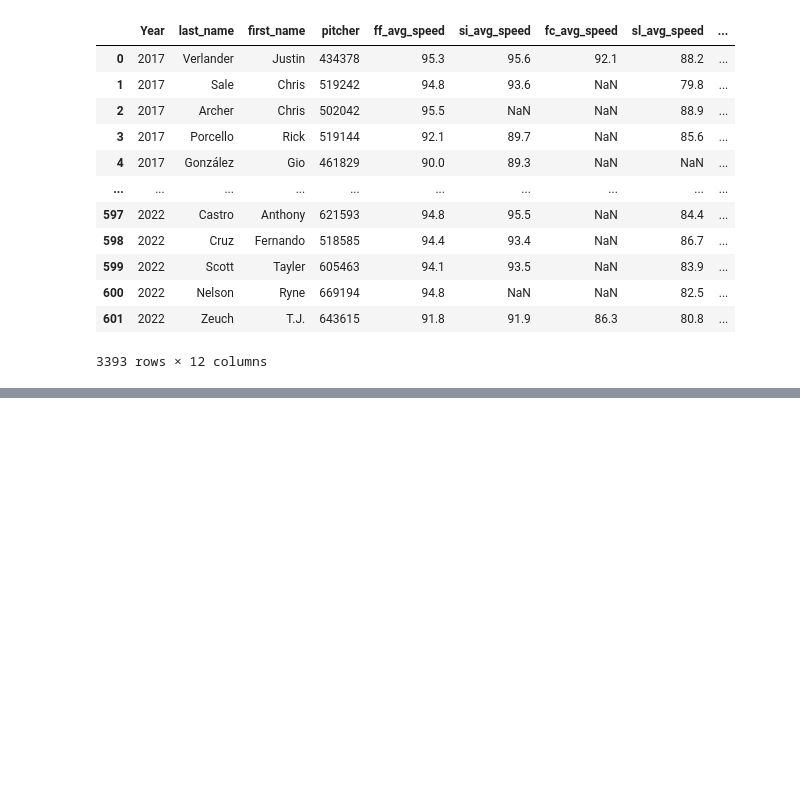
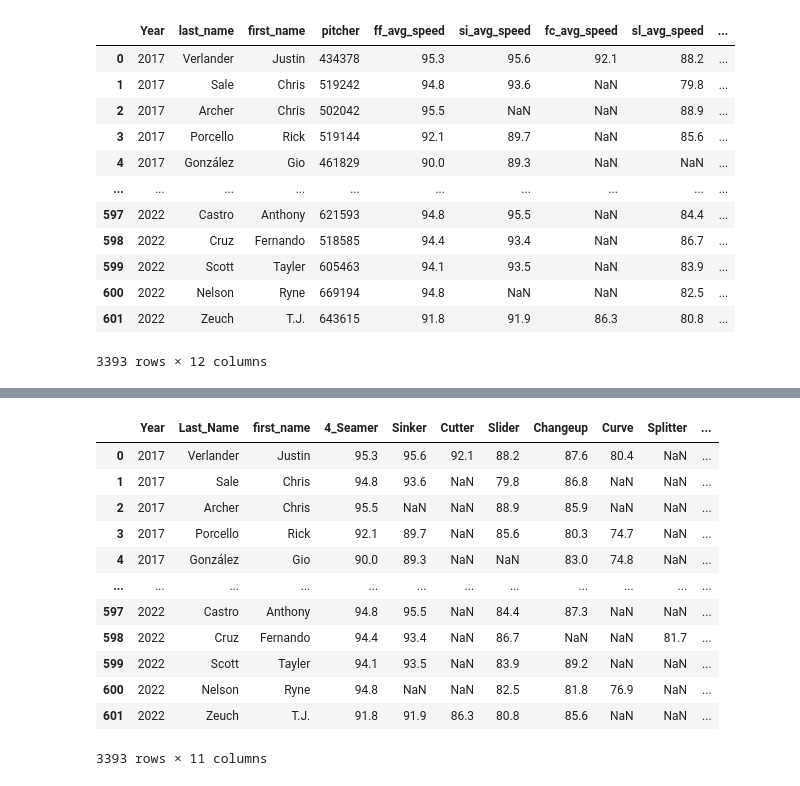
Before and after one commit to MireyNM/Predict_Future_MLB_Stats, a Jupyter notebook: Code/pitchers_data.ipynb, the cells around one changed output, grey strips where cells are left out. Cells and saved outputs as stored; diff of their text form; code cells hidden in the pictures; blank space fills up the shorter version.

```diff
--- a/Code/pitchers_data.ipynb
+++ b/Code/pitchers_data.ipynb
@@ -46,3 +46,19 @@ pitch_all
 | 600 | 2022 | Nelson | Ryne | 669194 | 94.8 | NaN | NaN | 82.5 | ... |
 | 601 | 2022 | Zeuch | T.J. | 643615 | 91.8 | 91.9 | 86.3 | 80.8 | ... |
 3393 rows × 12 columns
+# %%
+# Rename Columns
+renamed_pitch = pitch_all.rename(columns={
+    "Year":"Year",
+    "last_name":"Last_Name",
+    "first_name": "First_Name",
+    "pitcher":"Pitcher_ID",
+    "ff_avg_speed":"4_Seamer",
+    "si_avg_speed":"Sinker",
+    "fc_avg_speed":"Cutter",
+    "sl_avg_speed":"Slider",
+    "ch_avg_speed": "Changeup",
+    "cu_avg_speed": "Curve",
+    "fs_avg_speed": "Splitter",
+    "kn_avg_speed":"Knuckle" })
+renamed_pitch.head()
@@ -48,0 +72,18 @@ pitch_all
+# %%
+# Drop pitcher ID column
+pitch_df=renamed_pitch.drop(['Pitcher_ID'], axis = 1, inplace = False)
+pitch_df
+# %% [output]
+|  | Year | Last_Name | first_name | 4_Seamer | Sinker | Cutter | Slider | Changeup | Curve | Splitter | ... |
+| 0 | 2017 | Verlander | Justin | 95.3 | 95.6 | 92.1 | 88.2 | 87.6 | 80.4 | NaN | ... |
+| 1 | 2017 | Sale | Chris | 94.8 | 93.6 | NaN | 79.8 | 86.8 | NaN | NaN | ... |
+| 2 | 2017 | Archer | Chris | 95.5 | NaN | NaN | 88.9 | 85.9 | NaN | NaN | ... |
+| 3 | 2017 | Porcello | Rick | 92.1 | 89.7 | NaN | 85.6 | 80.3 | 74.7 | NaN | ... |
+| 4 | 2017 | González | Gio | 90.0 | 89.3 | NaN | NaN | 83.0 | 74.8 | NaN | ... |
+| ... | ... | ... | ... | ... | ... | ... | ... | ... | ... | ... | ... |
+| 597 | 2022 | Castro | Anthony | 94.8 | 95.5 | NaN | 84.4 | 87.3 | NaN | NaN | ... |
+| 598 | 2022 | Cruz | Fernando | 94.4 | 93.4 | NaN | 86.7 | NaN | NaN | 81.7 | ... |
+| 599 | 2022 | Scott | Tayler | 94.1 | 93.5 | NaN | 83.9 | 89.2 | NaN | NaN | ... |
+| 600 | 2022 | Nelson | Ryne | 94.8 | NaN | NaN | 82.5 | 81.8 | 76.9 | NaN | ... |
+| 601 | 2022 | Zeuch | T.J. | 91.8 | 91.9 | 86.3 | 80.8 | 85.6 | NaN | NaN | ... |
+3393 rows × 11 columns
```
Also changed, not shown: parts of 15 cells of this notebook.
